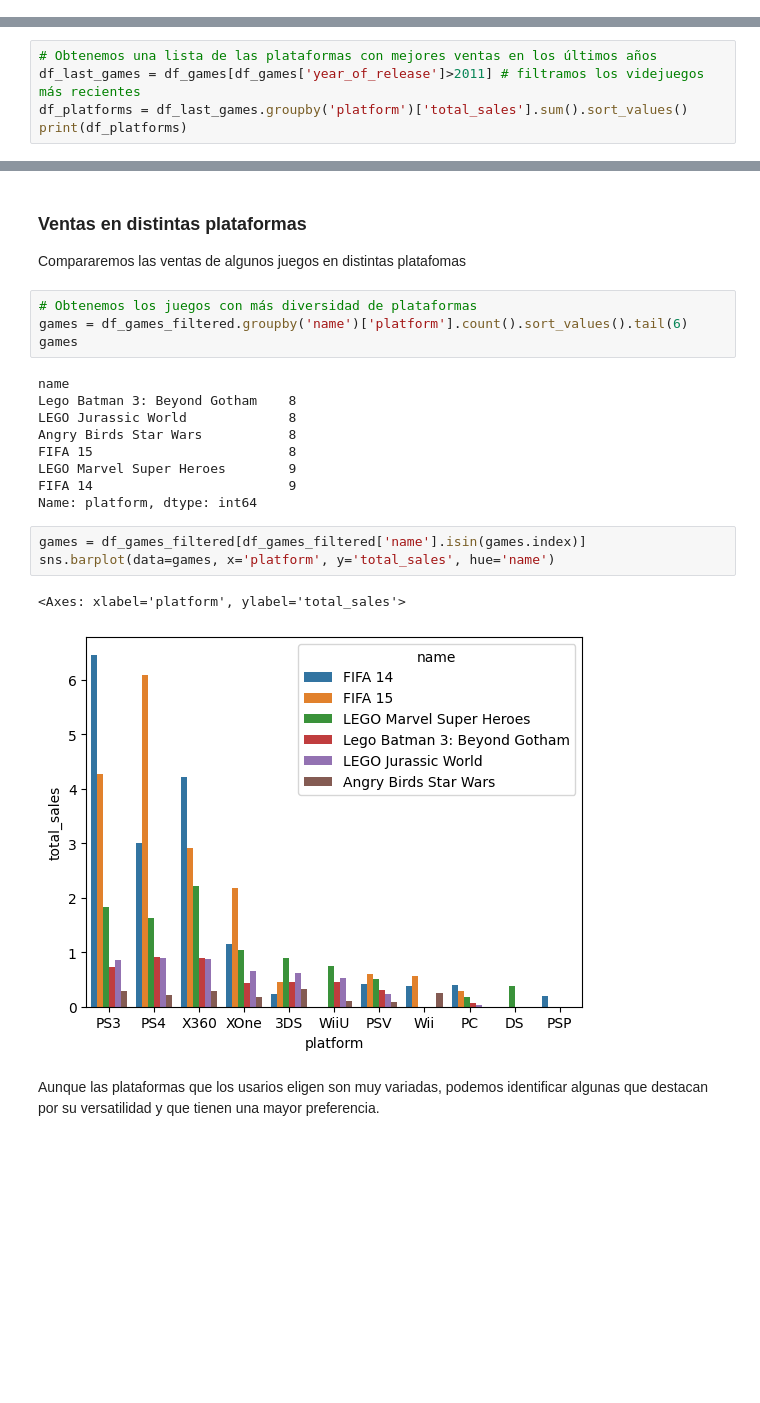
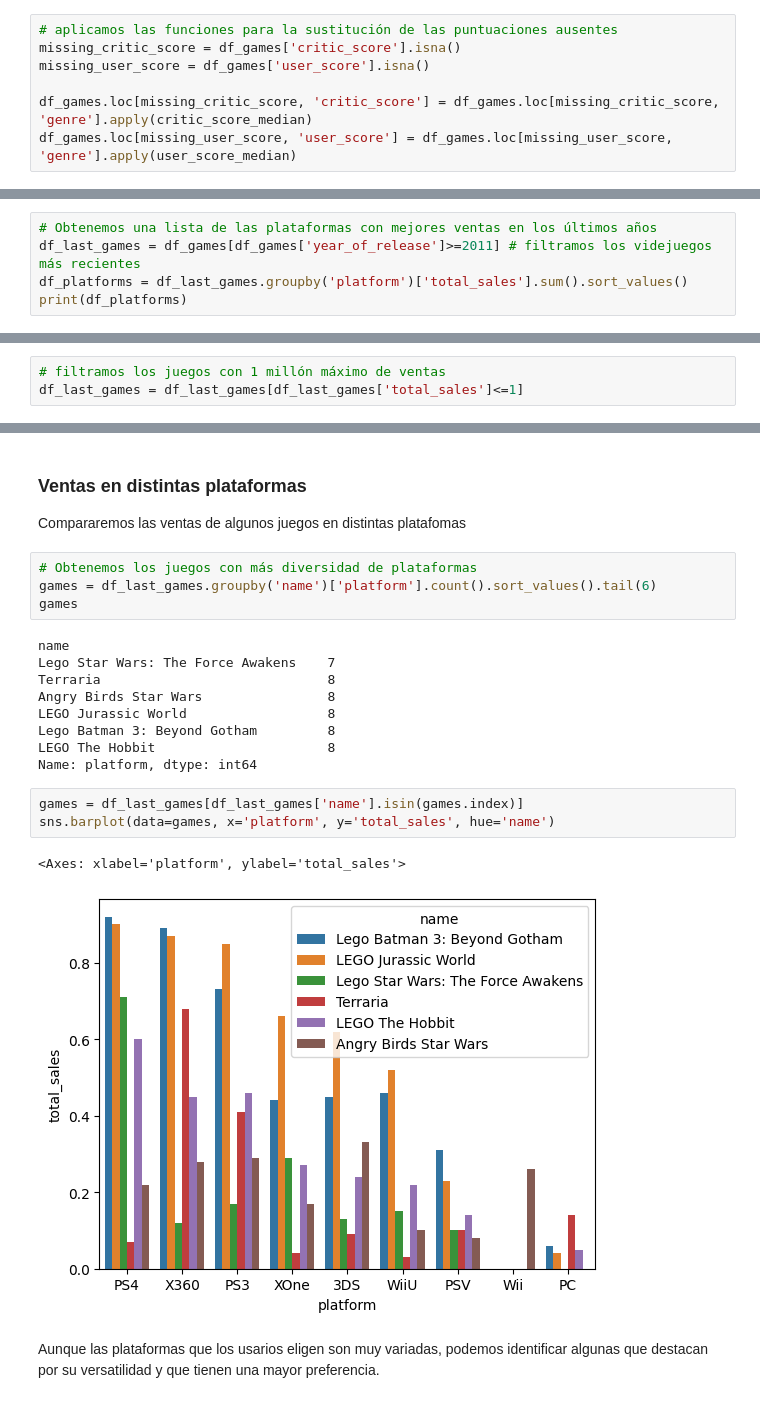
Before and after one commit to emmcors/videogame_sales, a Jupyter notebook: campaña_2017.ipynb, the cells around one changed output, grey strips where cells are left out. Cells and saved outputs as stored; diff of their text form; blank space fills up the shorter version.

```diff
--- a/campaña_2017.ipynb
+++ b/campaña_2017.ipynb
@@ -228,3 +278,10 @@ df_games.fillna({'user_score':user_score_median}, inplace=True)
+# %%
+# aplicamos las funciones para la sustitución de las puntuaciones ausentes
+missing_critic_score = df_games['critic_score'].isna()
+missing_user_score = df_games['user_score'].isna()
+
+df_games.loc[missing_critic_score, 'critic_score'] = df_games.loc[missing_critic_score, 'genre'].apply(critic_score_median)
+df_games.loc[missing_user_score, 'user_score'] = df_games.loc[missing_user_score, 'genre'].apply(user_score_median)
 # %% [markdown]
 #### Clasificación ESRB
 # %%
@@ -339,6 +382,6 @@ Realizaremos un análisis con respecto a los datos anuales de las plataformas co
 # %%
 # Obtenemos una lista de las plataformas con mejores ventas en los últimos años
-df_last_games = df_games[df_games['year_of_release']>2011] # filtramos los videjuegos más recientes
+df_last_games = df_games[df_games['year_of_release']>=2011] # filtramos los videjuegos más recientes
 df_platforms = df_last_games.groupby('platform')['total_sales'].sum().sort_values()
 print(df_platforms)
 # %% [output]
@@ -495,0 +535,3 @@ Name: total_sales, dtype: float64
+# %%
+# filtramos los juegos con 1 millón máximo de ventas
+df_last_games = df_last_games[df_last_games['total_sales']<=1]
@@ -560,23 +611,23 @@ La correlación entre las ventas y la puntuación de los usuarios es incluso neg
 Compararemos las ventas de algunos juegos en distintas platafomas
 # %%
 # Obtenemos los juegos con más diversidad de plataformas
-games = df_games_filtered.groupby('name')['platform'].count().sort_values().tail(6)
+games = df_last_games.groupby('name')['platform'].count().sort_values().tail(6)
 games
 # %% [output]
 name
-Lego Batman 3: Beyond Gotham    8
-LEGO Jurassic World             8
-Angry Birds Star Wars           8
-FIFA 15                         8
-LEGO Marvel Super Heroes        9
-FIFA 14                         9
+Lego Star Wars: The Force Awakens    7
+Terraria                             8
+Angry Birds Star Wars                8
+LEGO Jurassic World                  8
+Lego Batman 3: Beyond Gotham         8
+LEGO The Hobbit                      8
 Name: platform, dtype: int64
 # %%
-games = df_games_filtered[df_games_filtered['name'].isin(games.index)]
+games = df_last_games[df_last_games['name'].isin(games.index)]
 sns.barplot(data=games, x='platform', y='total_sales', hue='name')
 # %% [output]
 <Axes: xlabel='platform', ylabel='total_sales'>
-[figure, old version]
+[figure, new version]
 # %% [markdown]
 Aunque las plataformas que los usarios eligen son muy variadas, podemos identificar algunas que destacan por su versatilidad y que tienen una mayor preferencia.
 # %% [markdown]
```
Also changed, not shown: parts of 77 cells of this notebook, 1 other file.
